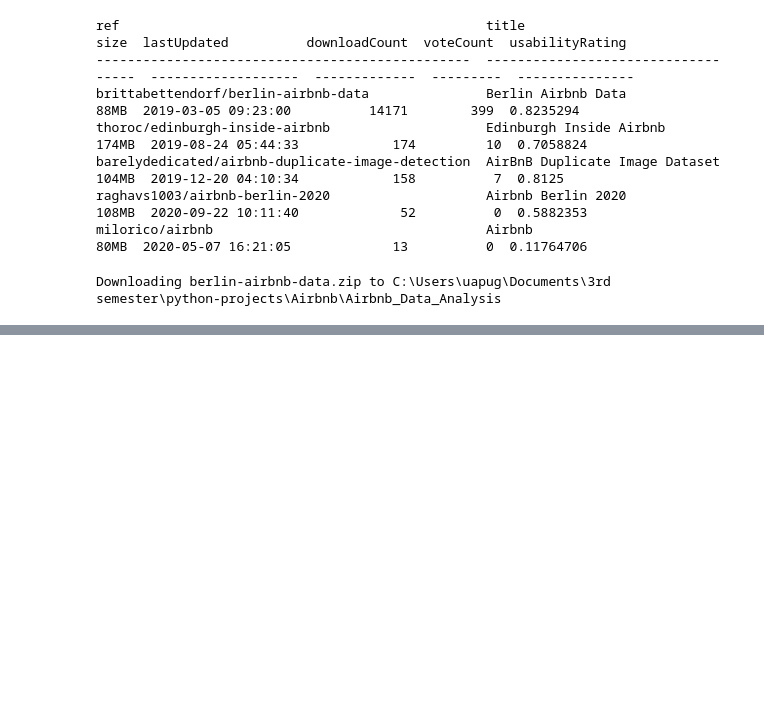
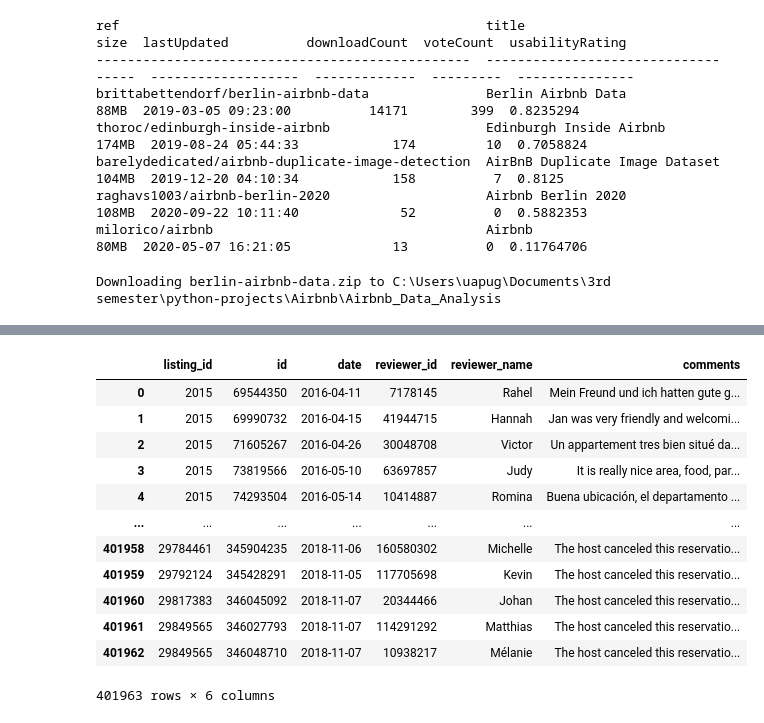
Before and after one commit to mikepuzzo/Airbnb_Data_Analysis, a Jupyter notebook: Airbnb_Data_Analysis.ipynb, the cells around one changed output, grey strips where cells are left out. Saved outputs shown, nothing was run; the diff lists cells and outputs as text; code cells hidden in the pictures; blank space fills up the shorter version.

```diff
--- a/Airbnb_Data_Analysis.ipynb
+++ b/Airbnb_Data_Analysis.ipynb
@@ -68,0 +103,17 @@ from pyspark.sql import SparkSession
+# %%
+df_rs = pd.read_csv("reviews_summary.csv")
+df_rs
+# %% [output]
+|  | listing_id | id | date | reviewer_id | reviewer_name | comments |
+| 0 | 2015 | 69544350 | 2016-04-11 | 7178145 | Rahel | Mein Freund und ich hatten gute g... |
+| 1 | 2015 | 69990732 | 2016-04-15 | 41944715 | Hannah | Jan was very friendly and welcomi... |
+| 2 | 2015 | 71605267 | 2016-04-26 | 30048708 | Victor | Un appartement tres bien situé da... |
+| 3 | 2015 | 73819566 | 2016-05-10 | 63697857 | Judy | It is really nice area, food, par... |
+| 4 | 2015 | 74293504 | 2016-05-14 | 10414887 | Romina | Buena ubicación, el departamento ... |
+| ... | ... | ... | ... | ... | ... | ... |
+| 401958 | 29784461 | 345904235 | 2018-11-06 | 160580302 | Michelle | The host canceled this reservatio... |
+| 401959 | 29792124 | 345428291 | 2018-11-05 | 117705698 | Kevin | The host canceled this reservatio... |
+| 401960 | 29817383 | 346045092 | 2018-11-07 | 20344466 | Johan | The host canceled this reservatio... |
+| 401961 | 29849565 | 346027793 | 2018-11-07 | 114291292 | Matthias | The host canceled this reservatio... |
+| 401962 | 29849565 | 346048710 | 2018-11-07 | 10938217 | Mélanie | The host canceled this reservatio... |
+401963 rows × 6 columns
```
Also changed, not shown: parts of 12 cells of this notebook.
